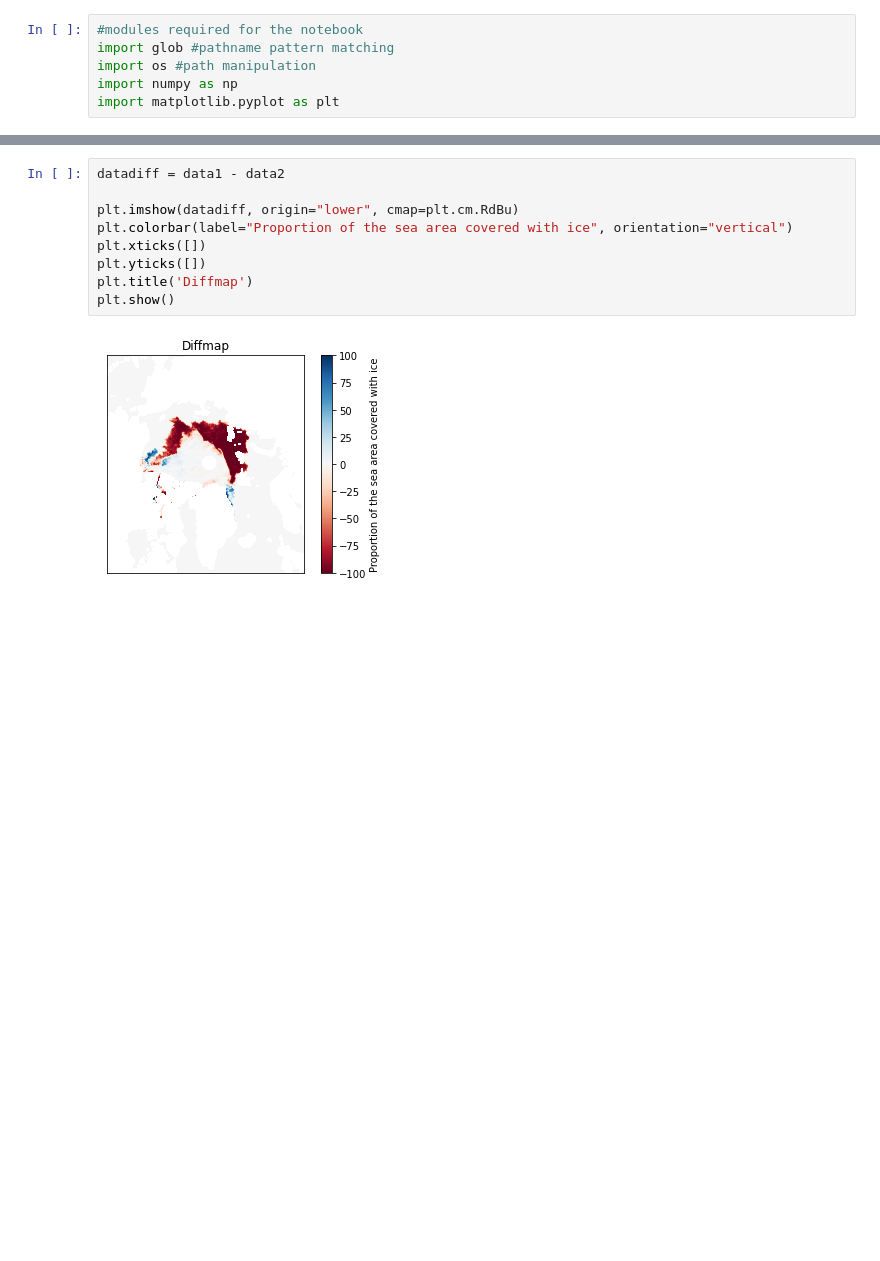
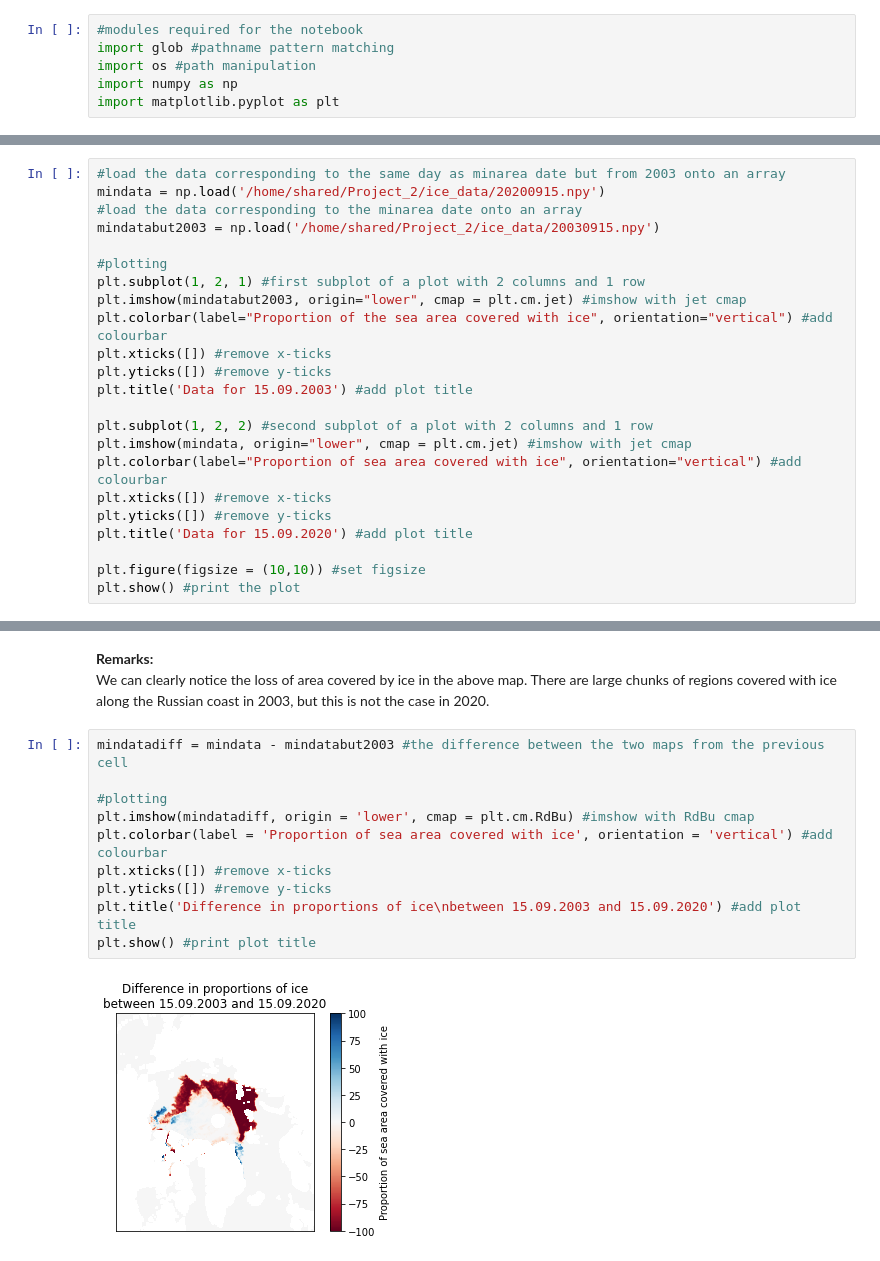
Before and after one commit to smilex555/phys718-hwp, a Jupyter notebook: project2/Project_2_Arctic_Ice_maps_students.ipynb, the cells around one changed output, grey strips where cells are left out. Saved outputs shown, nothing was run; the diff lists cells and outputs as text; blank space fills up the shorter version.

```diff
--- a/project2/Project_2_Arctic_Ice_maps_students.ipynb
+++ b/project2/Project_2_Arctic_Ice_maps_students.ipynb
@@ -255,0 +328,23 @@ plt.show()
+# %%
+#load the data corresponding to the same day as minarea date but from 2003 onto an array
+mindata = np.load('/home/shared/Project_2/ice_data/20200915.npy')
+#load the data corresponding to the minarea date onto an array
+mindatabut2003 = np.load('/home/shared/Project_2/ice_data/20030915.npy')
+
+#plotting
+plt.subplot(1, 2, 1) #first subplot of a plot with 2 columns and 1 row
+plt.imshow(mindatabut2003, origin="lower", cmap = plt.cm.jet) #imshow with jet cmap
+plt.colorbar(label="Proportion of the sea area covered with ice", orientation="vertical") #add colourbar
+plt.xticks([]) #remove x-ticks
+plt.yticks([]) #remove y-ticks
+plt.title('Data for 15.09.2003') #add plot title
+
+plt.subplot(1, 2, 2) #second subplot of a plot with 2 columns and 1 row
+plt.imshow(mindata, origin="lower", cmap = plt.cm.jet) #imshow with jet cmap
+plt.colorbar(label="Proportion of sea area covered with ice", orientation="vertical") #add colourbar
+plt.xticks([]) #remove x-ticks
+plt.yticks([]) #remove y-ticks
+plt.title('Data for 15.09.2020') #add plot title
+
+plt.figure(figsize = (10,10)) #set figsize
+plt.show() #print the plot
@@ -256,11 +354,15 @@ plt.show()
+# %% [markdown]
+**Remarks:**
+We can clearly notice the loss of area covered by ice in the above map. There are large chunks of regions covered with ice along the Russian coast in 2003, but this is not the case in 2020.
 # %%
-datadiff = data1 - data2
+mindatadiff = mindata - mindatabut2003 #the difference between the two maps from the previous cell
 
-plt.imshow(datadiff, origin="lower", cmap=plt.cm.RdBu)
-plt.colorbar(label="Proportion of the sea area covered with ice", orientation="vertical")
-plt.xticks([])
-plt.yticks([])
-plt.title('Diffmap')
-plt.show()
+#plotting
+plt.imshow(mindatadiff, origin = 'lower', cmap = plt.cm.RdBu) #imshow with RdBu cmap
+plt.colorbar(label = 'Proportion of sea area covered with ice', orientation = 'vertical') #add colourbar
+plt.xticks([]) #remove x-ticks
+plt.yticks([]) #remove y-ticks
+plt.title('Difference in proportions of ice\nbetween 15.09.2003 and 15.09.2020') #add plot title
+plt.show() #print plot title
 # %% [output]
-[figure, old version]
+[figure, new version]
```
Also changed, not shown: parts of 33 cells of this notebook.
